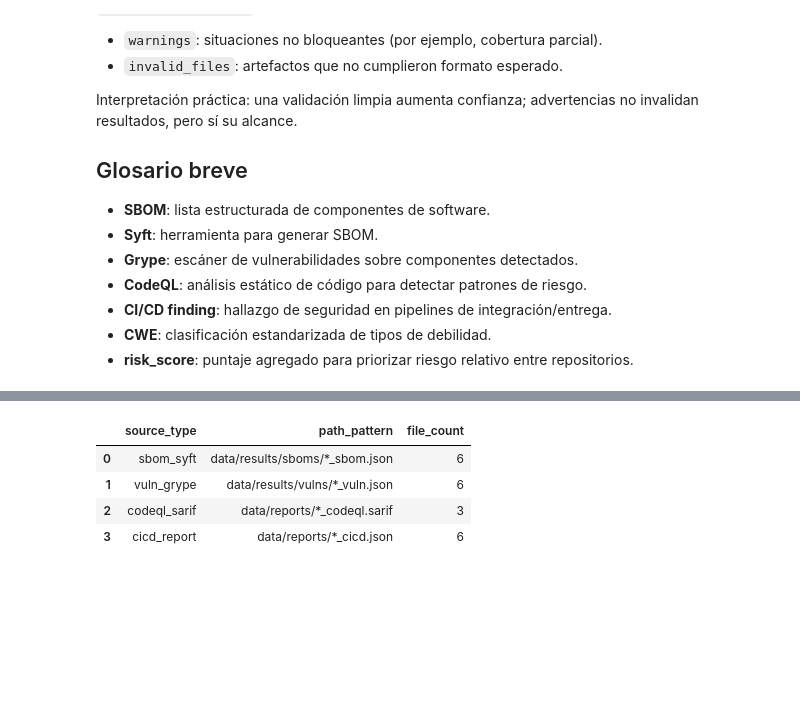
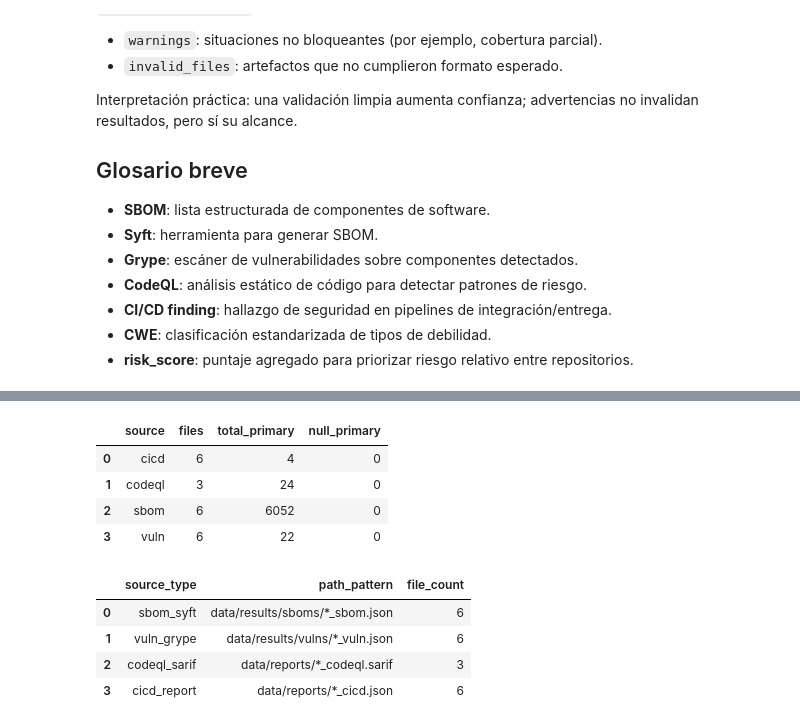
Before and after one commit to CristobalAlonso26/Proyecto_ciberseguridad, a Jupyter notebook: nbs/01_overview.ipynb, the cells around one changed output, grey strips where cells are left out. Cells and saved outputs as stored; diff of their text form; code cells hidden in the pictures; blank space fills up the shorter version.

```diff
--- a/nbs/01_overview.ipynb
+++ b/nbs/01_overview.ipynb
@@ -77,3 +81,42 @@ metadata
+# %%
+raw_rows = []
+raw_patterns = {
+    'sbom': root / 'data' / 'results' / 'sboms',
+    'vuln': root / 'data' / 'results' / 'vulns',
+    'codeql': root / 'data' / 'reports',
+    'cicd': root / 'data' / 'reports',
+}
+
+for path in sorted(raw_patterns['sbom'].glob('*_sbom.json')):
+    data = json.loads(path.read_text(encoding='utf-8'))
+    artifacts = data.get('artifacts', []) if isinstance(data, dict) else []
+    raw_rows.append({'source':'sbom','repo':path.name.replace('_sbom.json',''),'primary_len':len(artifacts),'null_primary':int(not isinstance(artifacts, list))})
+
+for path in sorted(raw_patterns['vuln'].glob('*_vuln.json')):
+    data = json.loads(path.read_text(encoding='utf-8'))
+    matches = data.get('matches', []) if isinstance(data, dict) else []
+    raw_rows.append({'source':'vuln','repo':path.name.replace('_vuln.json',''),'primary_len':len(matches),'null_primary':int(not isinstance(matches, list))})
+
+for path in sorted(raw_patterns['codeql'].glob('*_codeql.sarif')):
+    data = json.loads(path.read_text(encoding='utf-8'))
+    runs = data.get('runs', []) if isinstance(data, dict) else []
+    first = runs[0] if isinstance(runs, list) and runs else {}
+    results = first.get('results', []) if isinstance(first, dict) else []
+    raw_rows.append({'source':'codeql','repo':path.name.replace('_codeql.sarif',''),'primary_len':len(results),'null_primary':int(not isinstance(results, list))})
+
+for path in sorted(raw_patterns['cicd'].glob('*_cicd.json')):
+    data = json.loads(path.read_text(encoding='utf-8'))
+    findings = data.get('findings', []) if isinstance(data, dict) else []
+    raw_rows.append({'source':'cicd','repo':path.name.replace('_cicd.json',''),'primary_len':len(findings),'null_primary':int(not isinstance(findings, list))})
+
+df_raw_evidence = pd.DataFrame(raw_rows)
+df_raw_evidence.groupby('source', as_index=False).agg(files=('repo','count'), total_primary=('primary_len','sum'), null_primary=('null_primary','sum'))
+# %% [output]
+|  | source | files | total_primary | null_primary |
+| 0 | cicd | 6 | 4 | 0 |
+| 1 | codeql | 3 | 24 | 0 |
+| 2 | sbom | 6 | 6052 | 0 |
+| 3 | vuln | 6 | 22 | 0 |
 # %%
 raw_sources = [
     {
```
Also changed, not shown: parts of 4 cells of this notebook, 3 other files.
